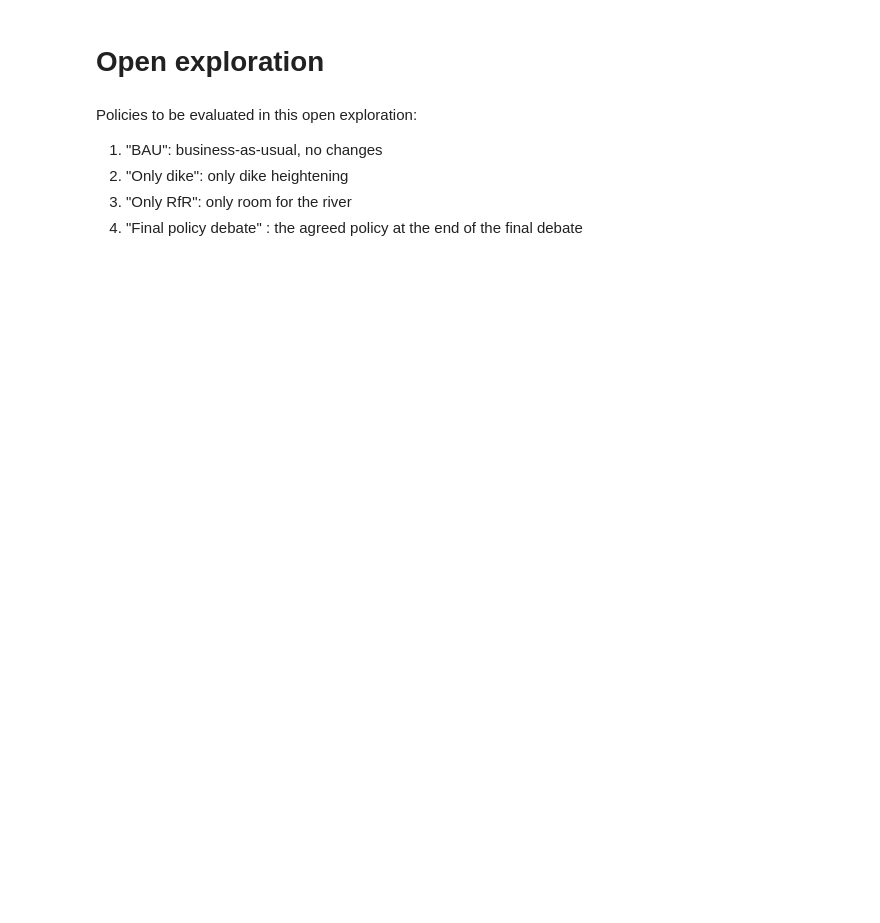
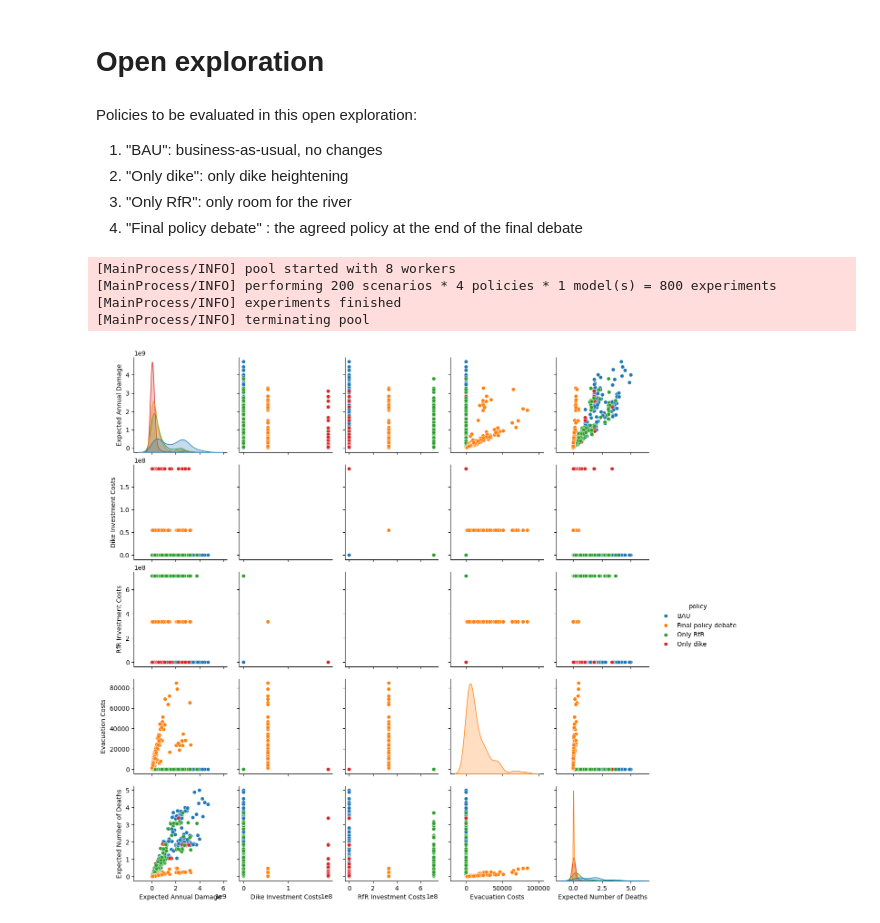
Before and after one commit to Tobiass48/epa141A_open, a Jupyter notebook: final assignment/Open exploration.ipynb, the cells around one changed output. Drawn from its saved outputs; the diff is of its cells as text; code cells hidden in the pictures; blank space fills up the shorter version.

```diff
--- a/final assignment/Open exploration.ipynb
+++ b/final assignment/Open exploration.ipynb
@@ -85,0 +59,22 @@ policies = [Policy("BAU",**dict(get_do_nothing_dict(),**{})),
+# %%
+#running the model through EMA workbench
+n_scenarios = 200
+with MultiprocessingEvaluator(dike_model) as evaluator:
+    results = evaluator.perform_experiments(n_scenarios, policies)
+# %% [output]
+[MainProcess/INFO] pool started with 8 workers
+[MainProcess/INFO] performing 200 scenarios * 4 policies * 1 model(s) = 800 experiments
+[MainProcess/INFO] experiments finished
+[MainProcess/INFO] terminating pool
+# %%
+experiments, outcomes = results
+policies = experiments['policy']
+
+data = pd.DataFrame.from_dict(outcomes)
+data['policy'] = policies
+
+plot = sns.pairplot(data, hue='policy', vars=outcomes.keys(), )
+#plot.savefig()
+plt.show()
+# %% [output]
+[figure, added]
```
Also changed, not shown: parts of 1 cell of this notebook.
